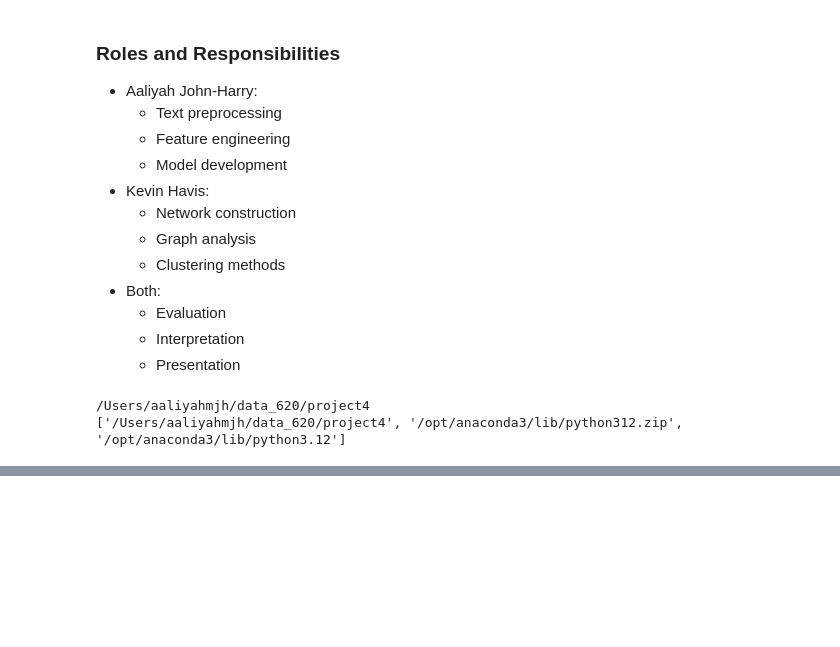
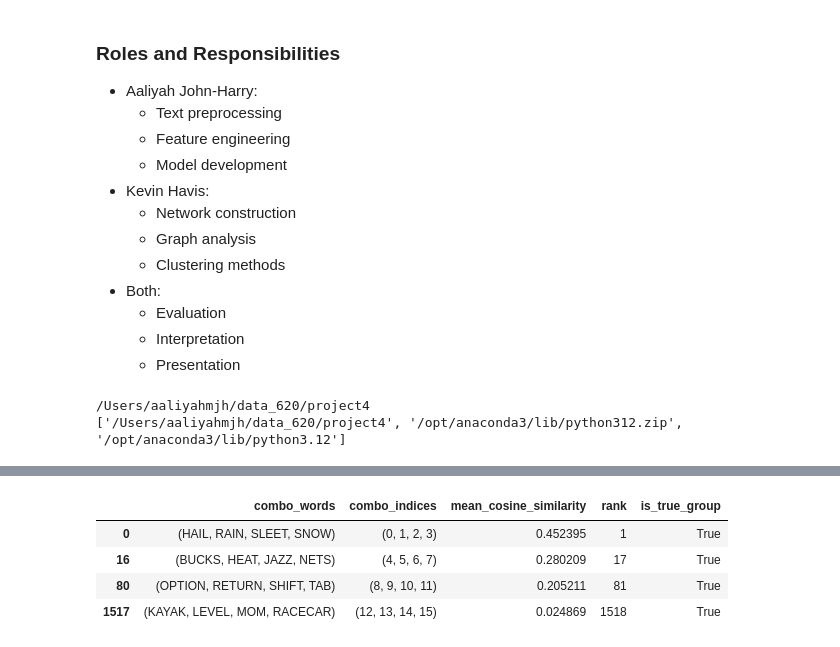
Before and after one commit to kevinhav/data_620, a Jupyter notebook: project4/project_final.ipynb, the cells around one changed output, grey strips where cells are left out. Cells and saved outputs as stored; diff of their text form; code cells hidden in the pictures; blank space fills up the shorter version.

```diff
--- a/project4/project_final.ipynb
+++ b/project4/project_final.ipynb
@@ -172,0 +141,28 @@ Plotting similarity matrix...
+# %%
+def get_true_groups(raw_puzzle):
+
+    true_groups = []
+
+    for answer in raw_puzzle["answers"]:
+
+        true_groups.append(
+            frozenset(answer["members"])
+        )
+
+    return true_groups
+# %%
+true_groups = get_true_groups(raw_puzzle)
+
+ranked_groups["is_true_group"] = ranked_groups[
+    "combo_words"
+].apply(lambda x: frozenset(x) in true_groups)
+
+ranked_groups[
+    ranked_groups["is_true_group"] == True
+]
+# %% [output]
+|  | combo_words | combo_indices | mean_cosine_similarity | rank | is_true_group |
+| 0 | (HAIL, RAIN, SLEET, SNOW) | (0, 1, 2, 3) | 0.452395 | 1 | True |
+| 16 | (BUCKS, HEAT, JAZZ, NETS) | (4, 5, 6, 7) | 0.280209 | 17 | True |
+| 80 | (OPTION, RETURN, SHIFT, TAB) | (8, 9, 10, 11) | 0.205211 | 81 | True |
+| 1517 | (KAYAK, LEVEL, MOM, RACECAR) | (12, 13, 14, 15) | 0.024869 | 1518 | True |
```
Also changed, not shown: parts of 13 cells of this notebook, 2 other files.
